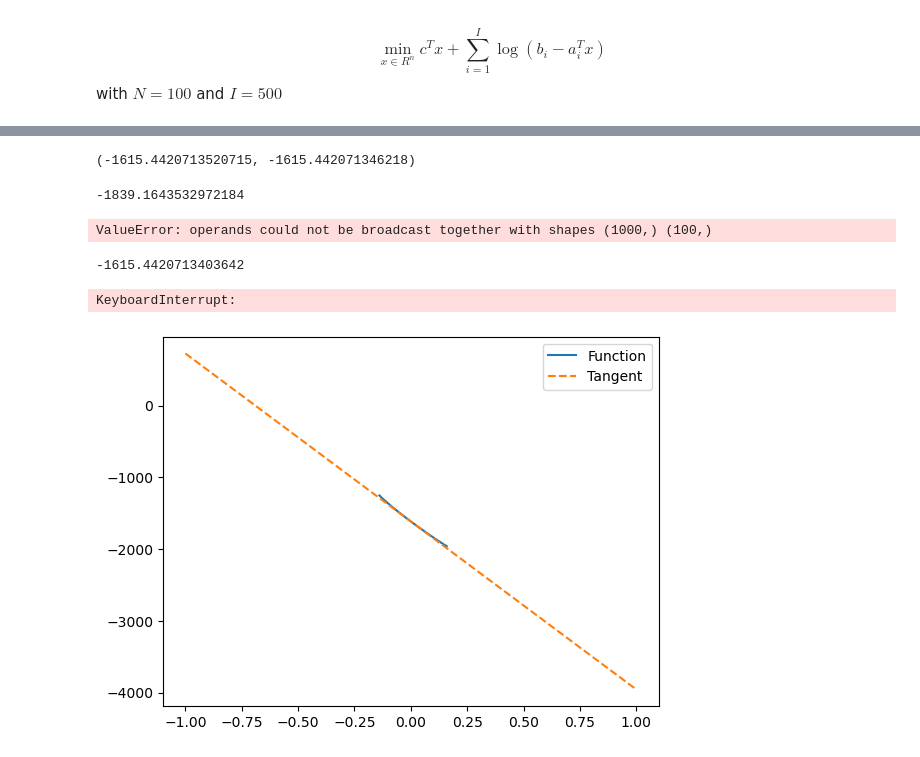
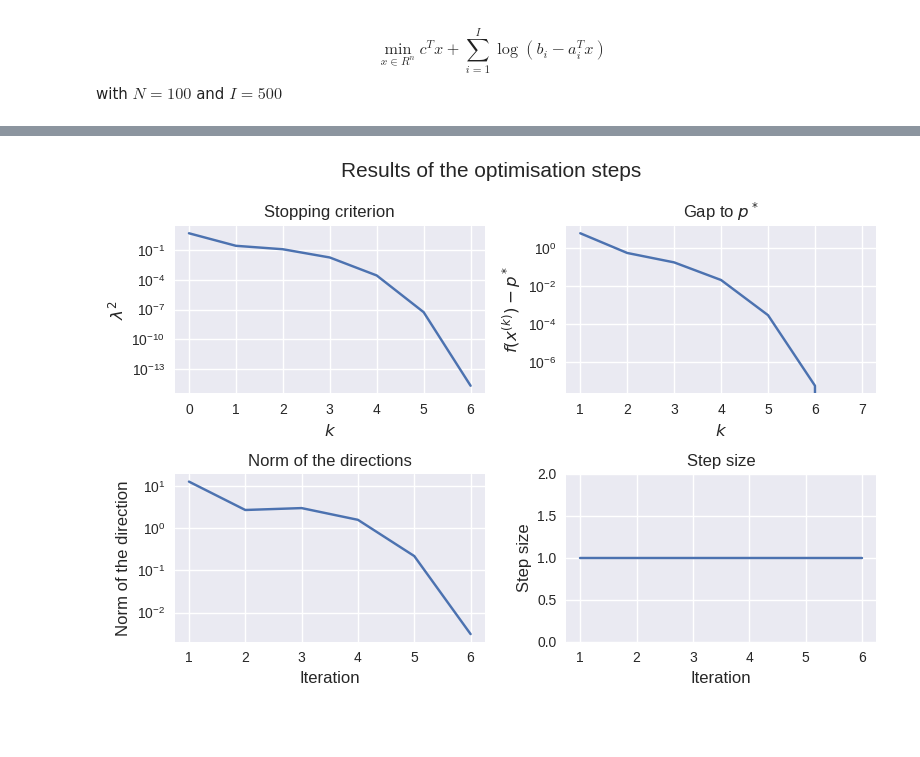
Before and after one commit to gwatkinson/ConvexOptimisationHW3, a Jupyter notebook: test.ipynb, the cells around one changed output, grey strips where cells are left out. Cells and saved outputs as stored; diff of their text form; code cells hidden in the pictures; blank space fills up the shorter version.

```diff
--- a/test.ipynb
+++ b/test.ipynb
@@ -200,22 +155,4 @@ at = log_barrier_pb.alpha_tangent(0.5)
-# %%
-t = 0.000000000005
-lf(t), at(t)
-# %% [output]
-(-1615.4420713520715, -1615.442071346218)
-# %%
-lf(0.1)
-# %% [output]
--1839.1643532972184
-# %%
-lf(ts)
-# %% [output]
-ValueError: operands could not be broadcast together with shapes (1000,) (100,)
-# %%
-lf(0)
-# %% [output]
--1615.4420713403642
-# %%
-log_barrier_pb.plot_line(0.66)
-# %% [output]
-KeyboardInterrupt:
-[figure, removed]
+# %%
+resfig = pbl.plot_ouptuts()
+# %% [output]
+[figure, added]
```
Also changed, not shown: parts of 21 cells of this notebook.
